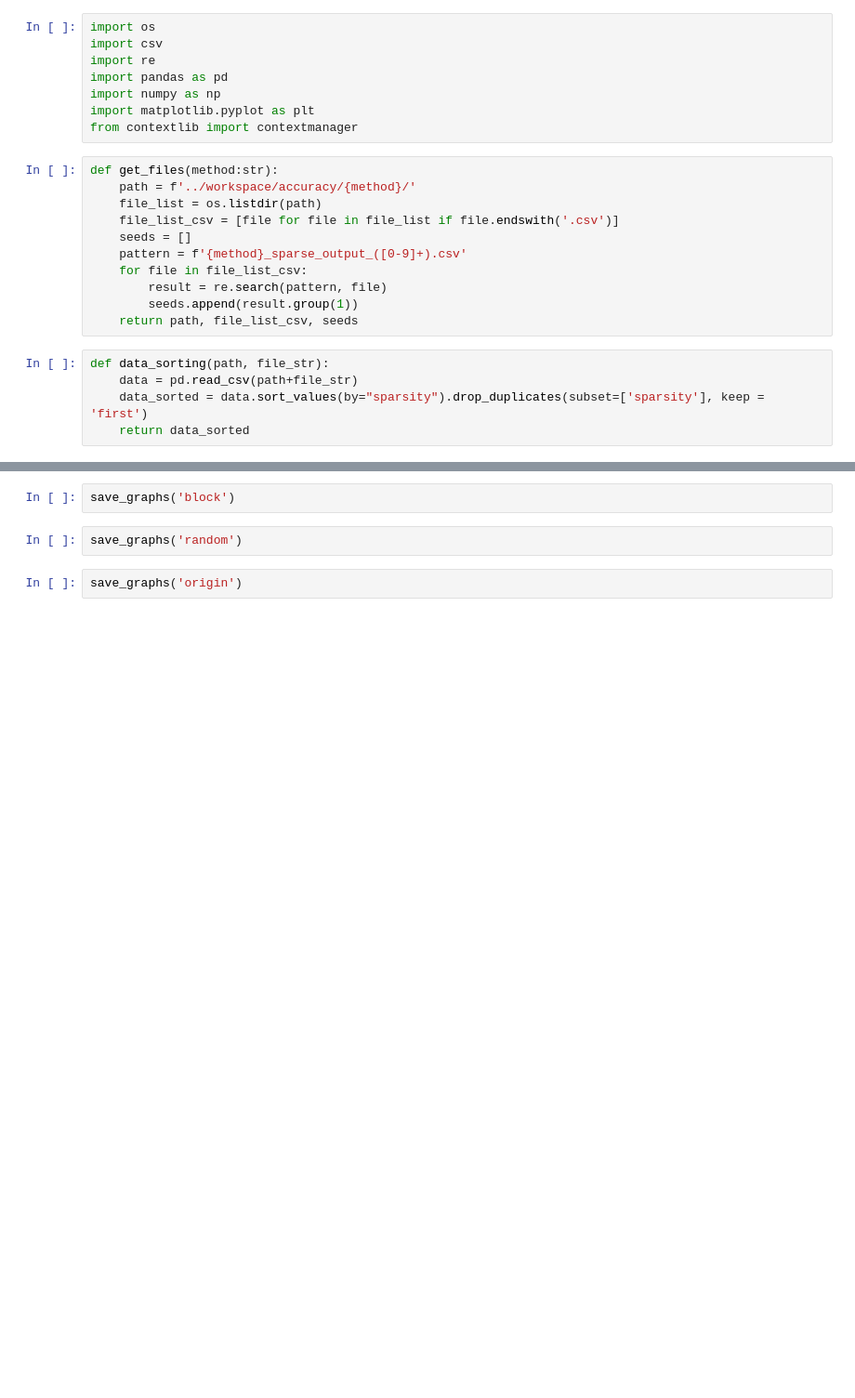
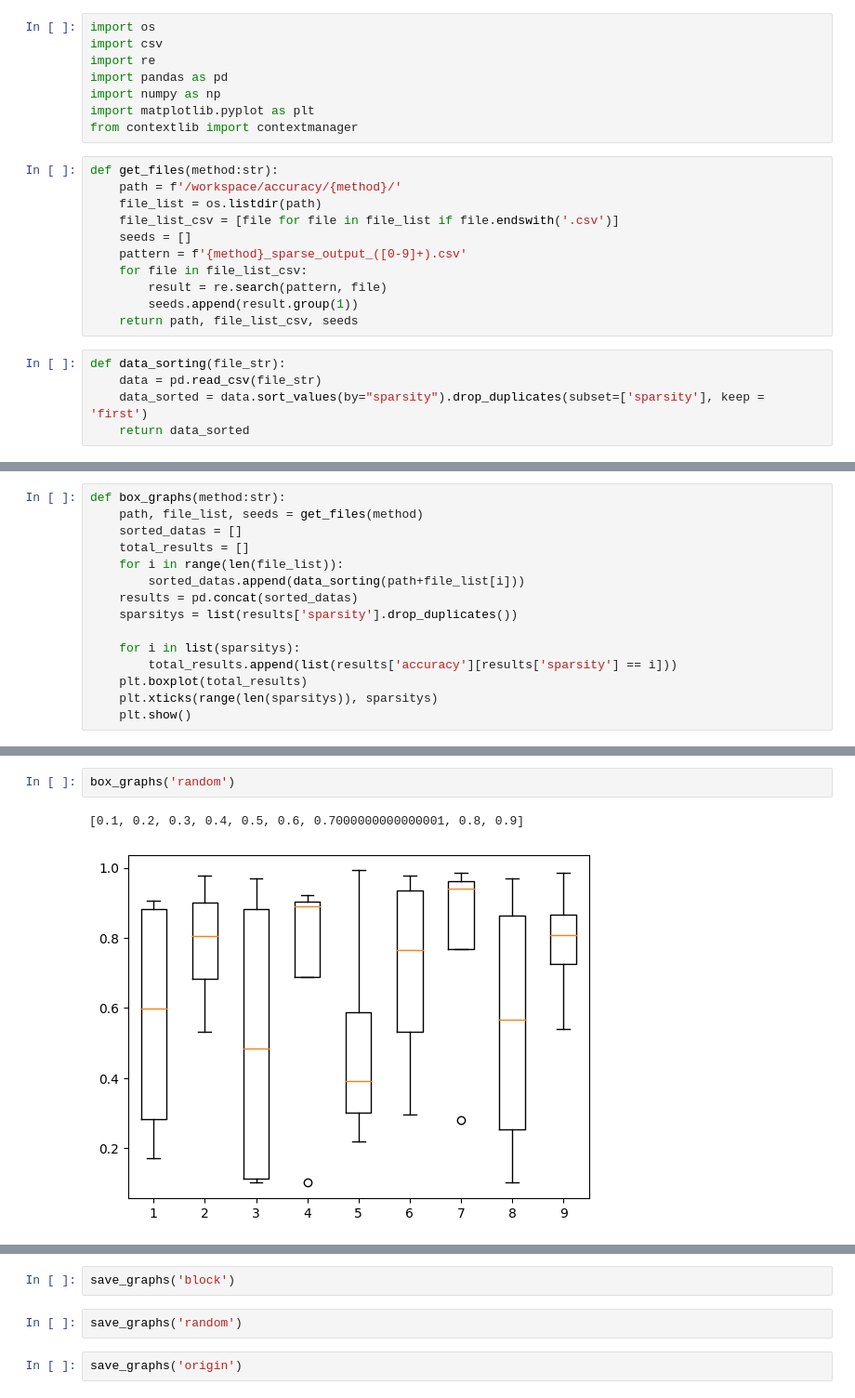
Before and after one commit to PVNkT/Quantum_NTK, a Jupyter notebook: make_graph.ipynb, the cells around one changed output, grey strips where cells are left out. Shown at 93% size. Saved outputs shown, nothing was run; the diff lists cells and outputs as text; blank space fills up the shorter version.

```diff
--- a/make_graph.ipynb
+++ b/make_graph.ipynb
@@ -8,7 +21,7 @@ import matplotlib.pyplot as plt
 from contextlib import contextmanager
 # %%
 def get_files(method:str):
-    path = f'../workspace/accuracy/{method}/'
+    path = f'/workspace/accuracy/{method}/'
     file_list = os.listdir(path)
     file_list_csv = [file for file in file_list if file.endswith('.csv')]
     seeds = []
@@ -18,8 +31,8 @@ def get_files(method:str):
         seeds.append(result.group(1))
     return path, file_list_csv, seeds
 # %%
-def data_sorting(path, file_str):
-    data = pd.read_csv(path+file_str)
+def data_sorting(file_str):
+    data = pd.read_csv(file_str)
     data_sorted = data.sort_values(by="sparsity").drop_duplicates(subset=['sparsity'], keep = 'first')
     return data_sorted
 # %%
@@ -35,3 +48,18 @@ def save_graphs(method:str):
         plt.title(f"{method}_{seeds[i]}")
         plt.savefig(f"{path}{method}_{seeds[i]}.png")
         plt.clf()
+# %%
+def box_graphs(method:str):
+    path, file_list, seeds = get_files(method)
+    sorted_datas = []
+    total_results = []
+    for i in range(len(file_list)):
+        sorted_datas.append(data_sorting(path+file_list[i]))
+    results = pd.concat(sorted_datas)
+    sparsitys = list(results['sparsity'].drop_duplicates())
+
+    for i in list(sparsitys):
+        total_results.append(list(results['accuracy'][results['sparsity'] == i]))
+    plt.boxplot(total_results)
+    plt.xticks(range(len(sparsitys)), sparsitys)
+    plt.show()
@@ -37,0 +70,5 @@ def save_graphs(method:str):
+# %%
+box_graphs('random')
+# %% [output]
+[0.1, 0.2, 0.3, 0.4, 0.5, 0.6, 0.7000000000000001, 0.8, 0.9]
+[figure, added]
```
Also changed, not shown: parts of 4 cells of this notebook, 11 other files.
